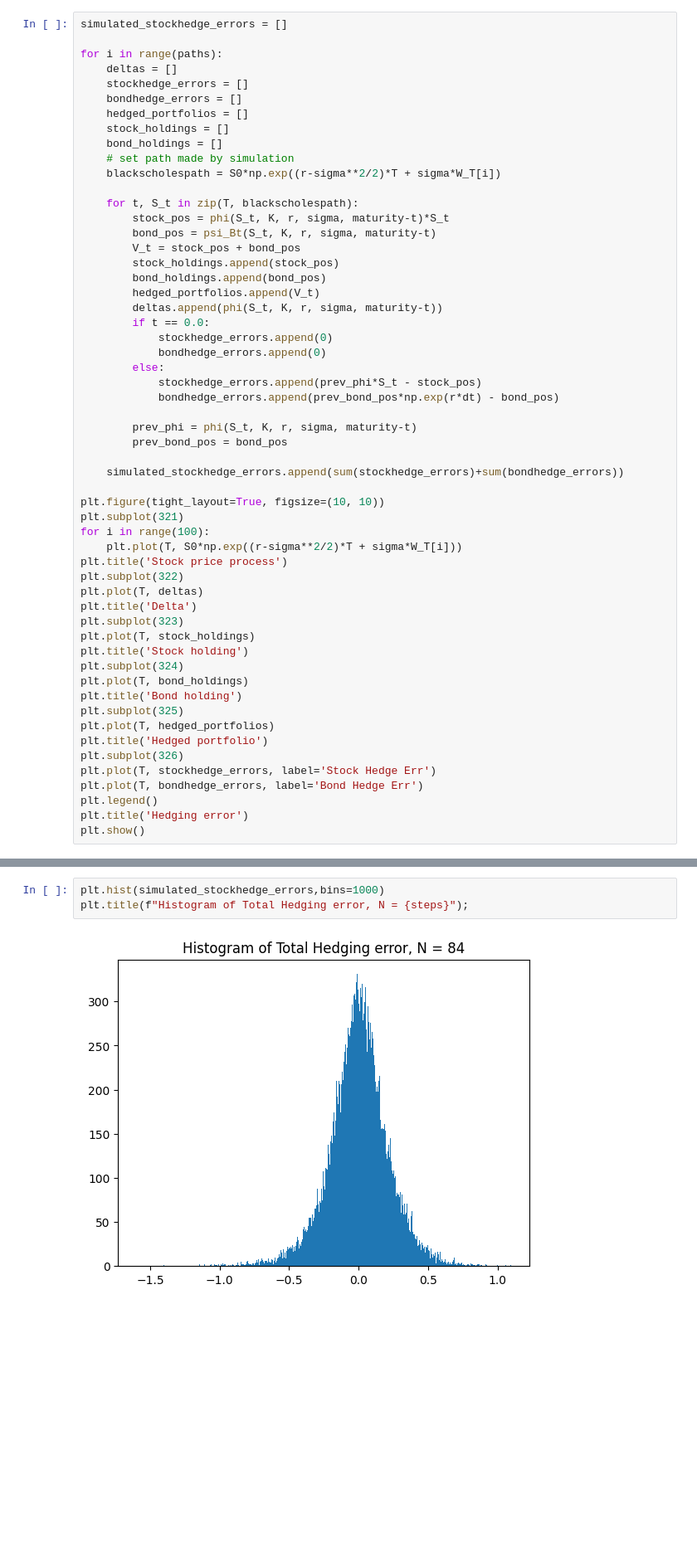
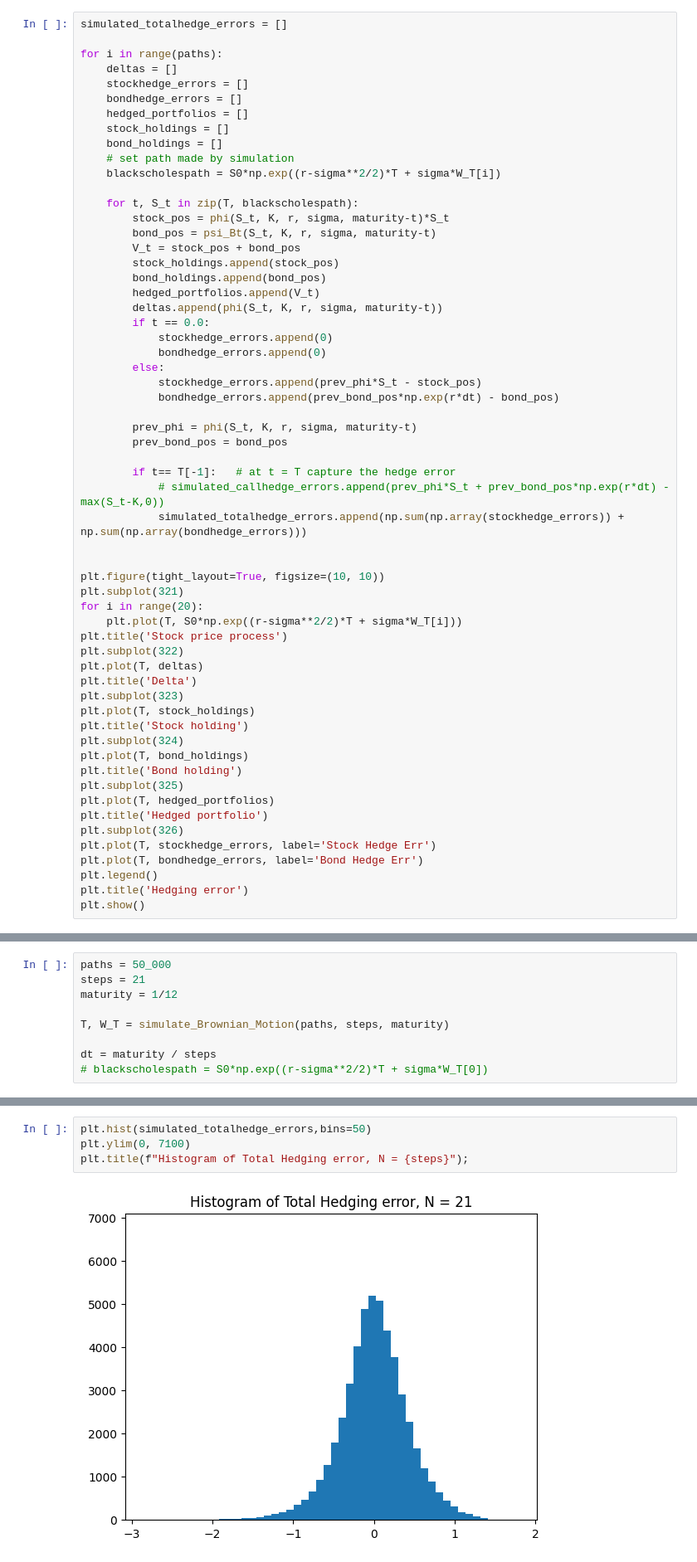
Before and after one commit to changjulian17/mqf_practice, a Jupyter notebook: QF620_Stochastic Modelling_in_Finance/Project/QF620-G2-Stochastic Modelling in Finance - 10252024 - 624 PM/dynamic_hedging_edit.ipynb, the cells around one changed output, grey strips where cells are left out. Shown at 83% size. Drawn from its saved outputs; the diff is of its cells as text; blank space fills up the shorter version.

```diff
--- a/QF620_Stochastic Modelling_in_Finance/Project/QF620-G2-Stochastic Modelling in Finance - 10252024 - 624 PM/dynamic_hedging_edit.ipynb
+++ b/QF620_Stochastic Modelling_in_Finance/Project/QF620-G2-Stochastic Modelling in Finance - 10252024 - 624 PM/dynamic_hedging_edit.ipynb
@@ -58,5 +58,5 @@ We apply this to a call option struck at 10, and today's stock price is also 10.
 # %%
-simulated_stockhedge_errors = []
+simulated_totalhedge_errors = []
 
 for i in range(paths):
     deltas = []
@@ -86,11 +86,14 @@ for i in range(paths):
         prev_phi = phi(S_t, K, r, sigma, maturity-t)
         prev_bond_pos = bond_pos
 
-    simulated_stockhedge_errors.append(sum(stockhedge_errors)+sum(bondhedge_errors))
+        if t== T[-1]:   # at t = T capture the hedge error
+            # simulated_callhedge_errors.append(prev_phi*S_t + prev_bond_pos*np.exp(r*dt) - max(S_t-K,0))
+            simulated_totalhedge_errors.append(np.sum(np.array(stockhedge_errors)) + np.sum(np.array(bondhedge_errors)))
+
 
 plt.figure(tight_layout=True, figsize=(10, 10))
 plt.subplot(321)
-for i in range(100):
+for i in range(20):
     plt.plot(T, S0*np.exp((r-sigma**2/2)*T + sigma*W_T[i]))
 plt.title('Stock price process')
 plt.subplot(322)
@@ -115,0 +130,9 @@ plt.show()
+# %%
+paths = 50_000
+steps = 21
+maturity = 1/12
+
+T, W_T = simulate_Brownian_Motion(paths, steps, maturity)
+
+dt = maturity / steps
+# blackscholespath = S0*np.exp((r-sigma**2/2)*T + sigma*W_T[0])
@@ -116,6 +200,7 @@ plt.show()
 # %%
-plt.hist(simulated_stockhedge_errors,bins=1000)
+plt.hist(simulated_totalhedge_errors,bins=50)
+plt.ylim(0, 7100)
 plt.title(f"Histogram of Total Hedging error, N = {steps}");
 # %% [output]
-[figure, old version]
+[figure, new version]
 # %%
```
Also changed, not shown: parts of 11 cells of this notebook.
